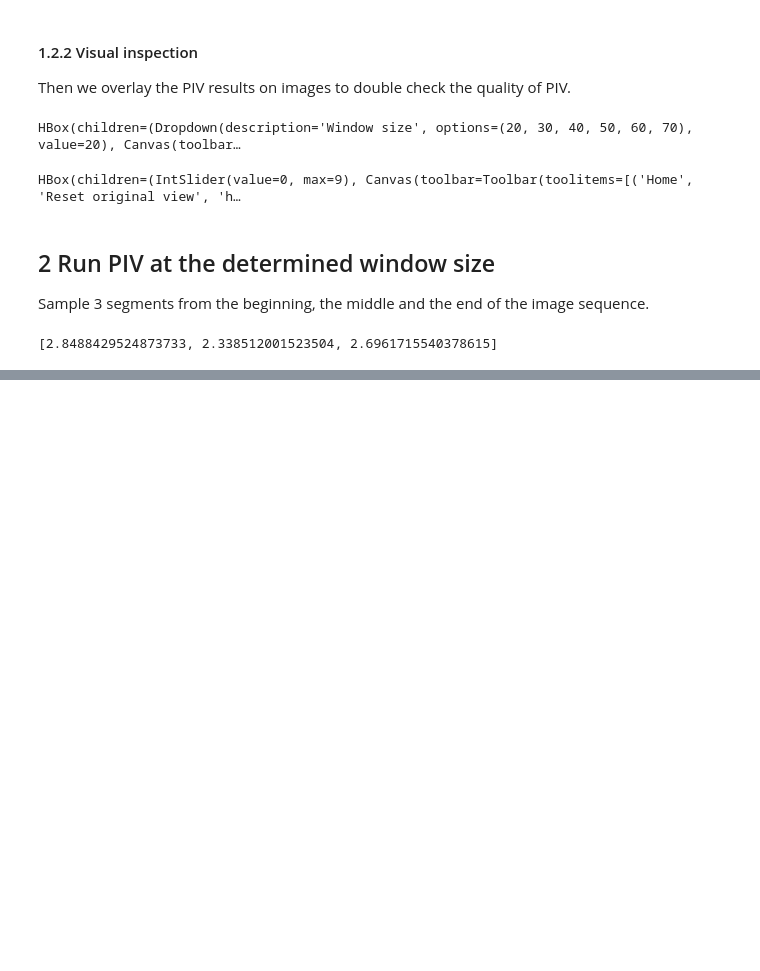
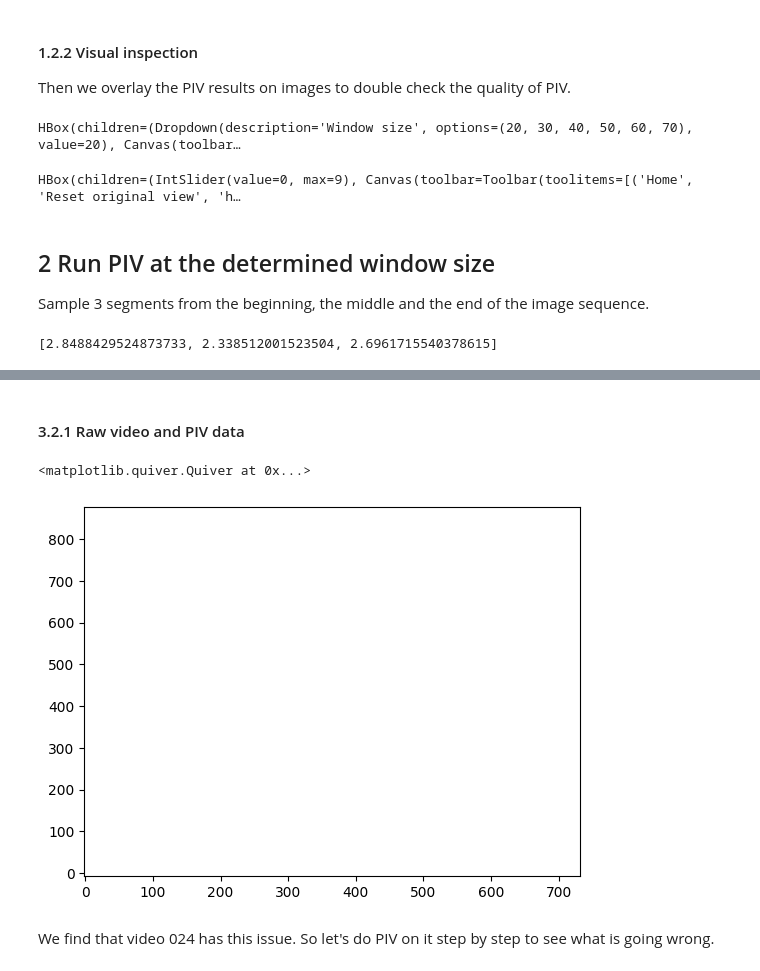
Before and after one commit to ZLoverty/DE, a Jupyter notebook: Code/PIV on DE images.ipynb, the cells around one changed output, grey strips where cells are left out. Saved outputs shown, nothing was run; the diff lists cells and outputs as text; code cells hidden in the pictures; blank space fills up the shorter version.

Commit message:
Investigate the NaN issue
- it turns out to be the s2n ration check problem

```diff
--- a/Code/PIV on DE images.ipynb
+++ b/Code/PIV on DE images.ipynb
@@ -226,0 +231,12 @@ Too sensitive to the choice of window size. The data below show how mean velocit
+# %% [markdown]
+#### 3.2.1 Raw video and PIV data
+# %%
+cpiv_dict = loadmat(r"D:\nd2\PIV\024.mat")
+cpiv = compact_PIV(cpiv_dict)
+x, y, u, v = cpiv.get_frame(10000, by="index")
+plt.quiver(x, y, u, v)
+# %% [output]
+<matplotlib.quiver.Quiver at 0x...>
+[figure, added]
+# %% [markdown]
+We find that video 024 has this issue. So let's do PIV on it step by step to see what is going wrong.
```
Also changed, not shown: parts of 29 cells of this notebook.
